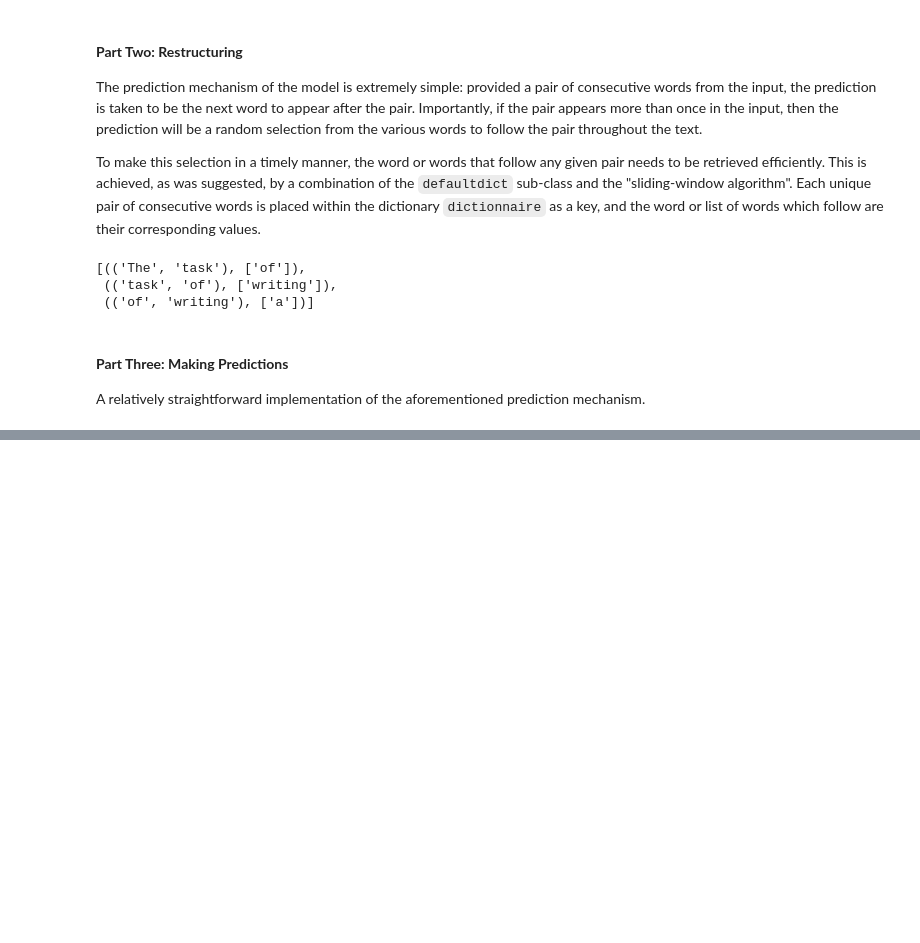
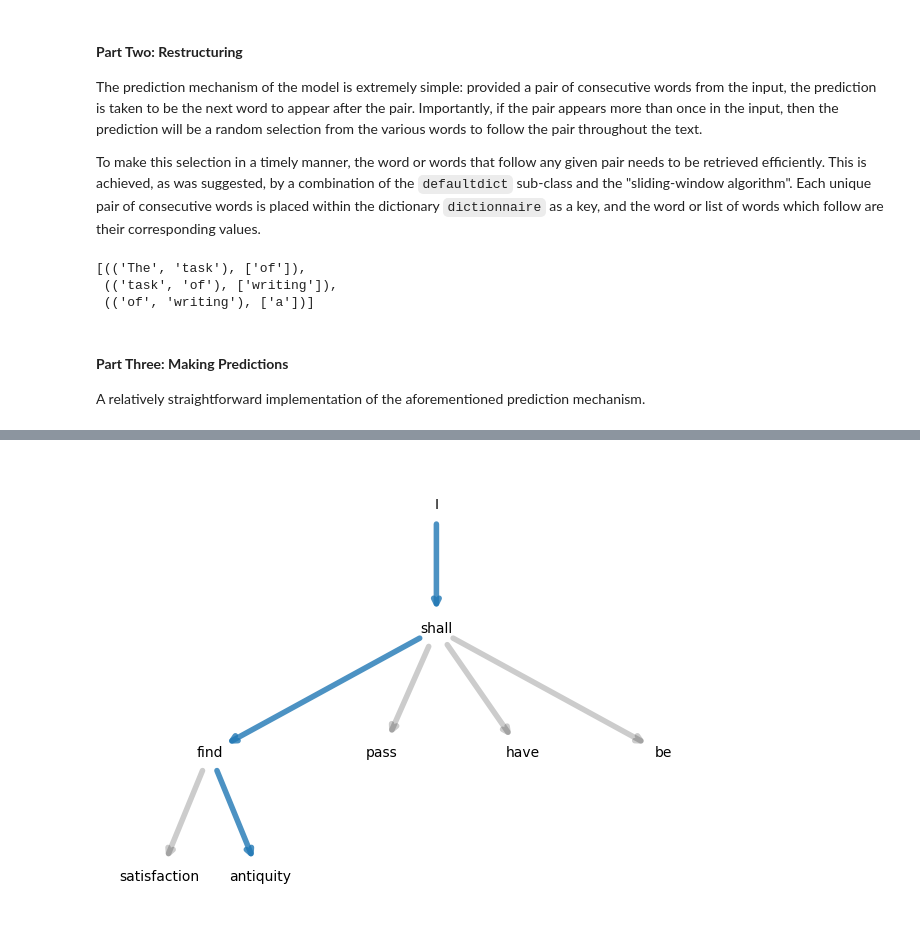
Before and after one commit to zhdavidlu/cap-comp215, a Jupyter notebook: projects/Project_one.ipynb, the cells around one changed output, grey strips where cells are left out. Saved outputs shown, nothing was run; the diff lists cells and outputs as text; code cells hidden in the pictures; blank space fills up the shorter version.

```diff
--- a/projects/Project_one.ipynb
+++ b/projects/Project_one.ipynb
@@ -185,0 +329,4 @@ with contentment.
+# %%
+visualise_mechanism(demo_line, dictionnaire)
+# %% [output]
+[figure, added]
```
Also changed, not shown: parts of 11 cells of this notebook.
